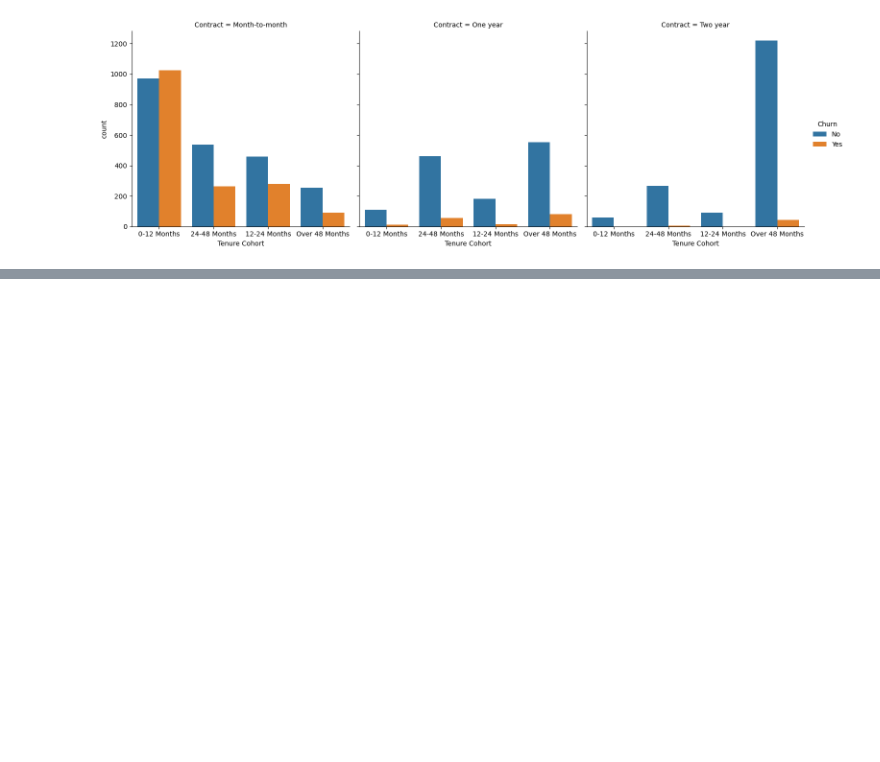
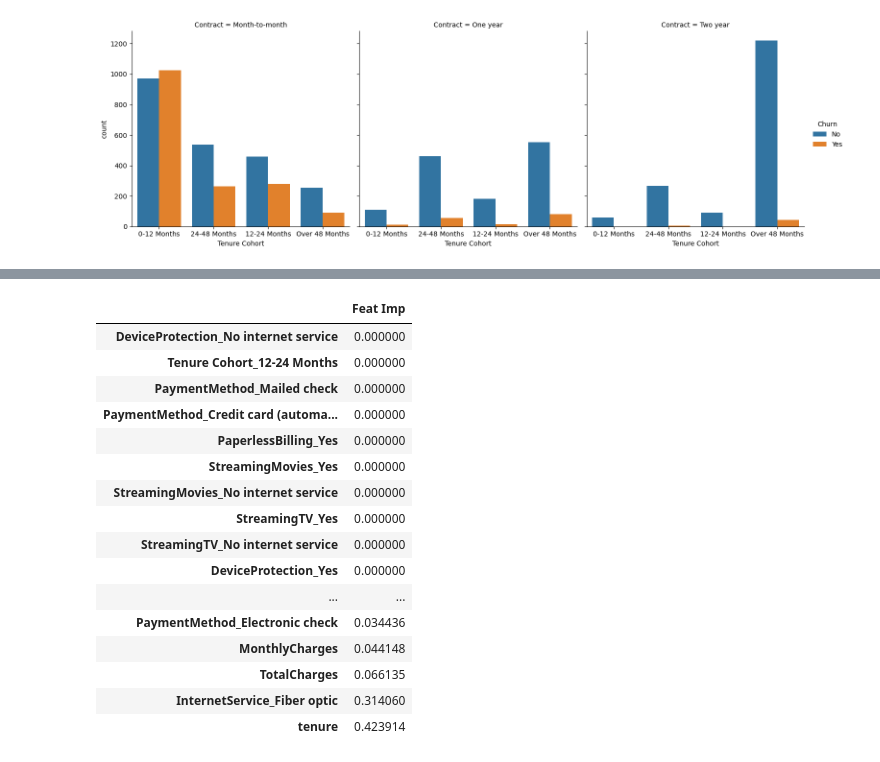
Before and after one commit to Ashutxshj/ML, a Jupyter notebook: Supervised Learning Project (Customer Churn).ipynb, the cells around one changed output, grey strips where cells are left out. Cells and saved outputs as stored; diff of their text form; code cells hidden in the pictures; blank space fills up the shorter version.

```diff
--- a/Supervised Learning Project (Customer Churn).ipynb
+++ b/Supervised Learning Project (Customer Churn).ipynb
@@ -332,0 +391,23 @@ sns.catplot(data=df,x='Tenure Cohort',hue='Churn',kind='count',
+# %%
+imp_feats = pd.DataFrame(data=dt.feature_importances_,
+                        index=X.columns,columns=['Feat Imp'])
+imp_feats =imp_feats.sort_values('Feat Imp')
+imp_feats
+# %% [output]
+|  | Feat Imp |
+| DeviceProtection_No internet service | 0.000000 |
+| Tenure Cohort_12-24 Months | 0.000000 |
+| PaymentMethod_Mailed check | 0.000000 |
+| PaymentMethod_Credit card (automa... | 0.000000 |
+| PaperlessBilling_Yes | 0.000000 |
+| StreamingMovies_Yes | 0.000000 |
+| StreamingMovies_No internet service | 0.000000 |
+| StreamingTV_Yes | 0.000000 |
+| StreamingTV_No internet service | 0.000000 |
+| DeviceProtection_Yes | 0.000000 |
+| ... | ... |
+| PaymentMethod_Electronic check | 0.034436 |
+| MonthlyCharges | 0.044148 |
+| TotalCharges | 0.066135 |
+| InternetService_Fiber optic | 0.314060 |
+| tenure | 0.423914 |
```
Also changed, not shown: parts of 33 cells of this notebook.
